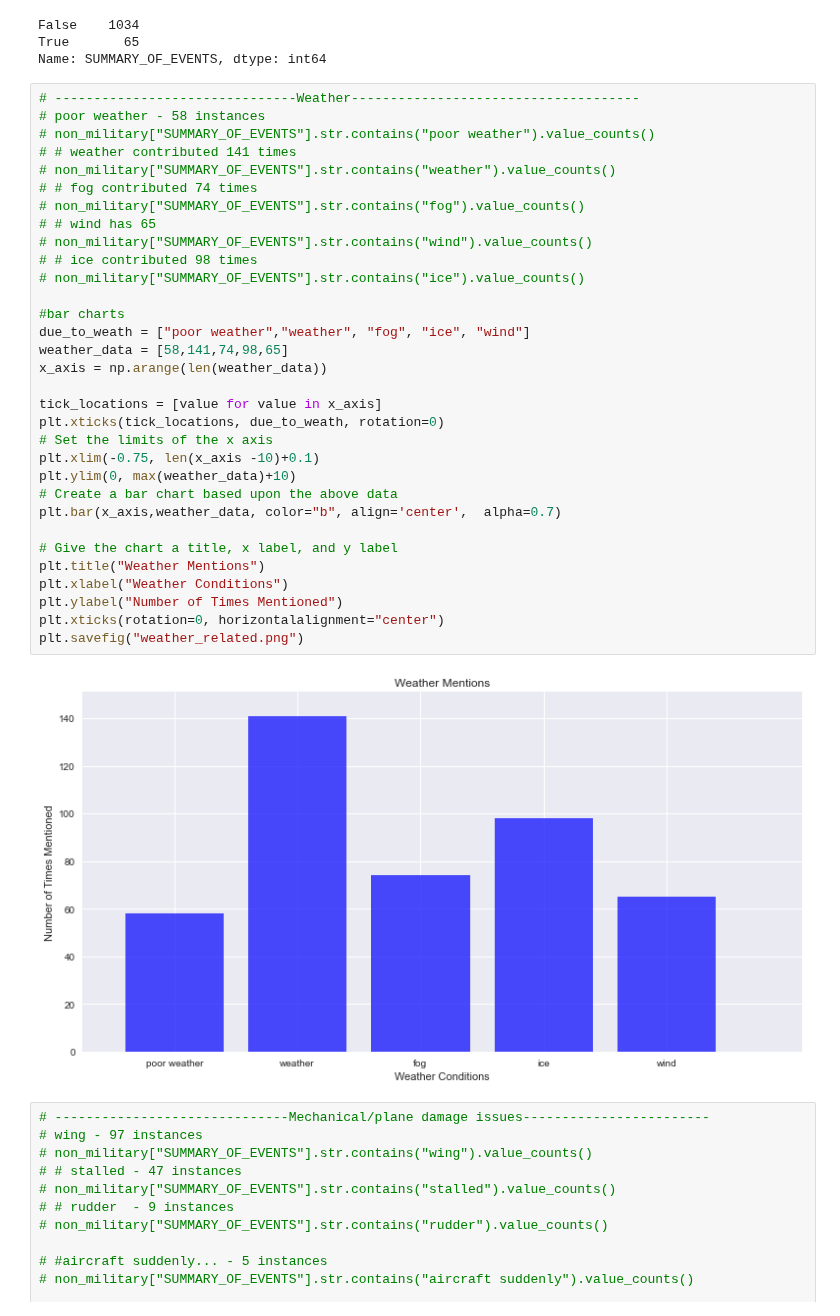
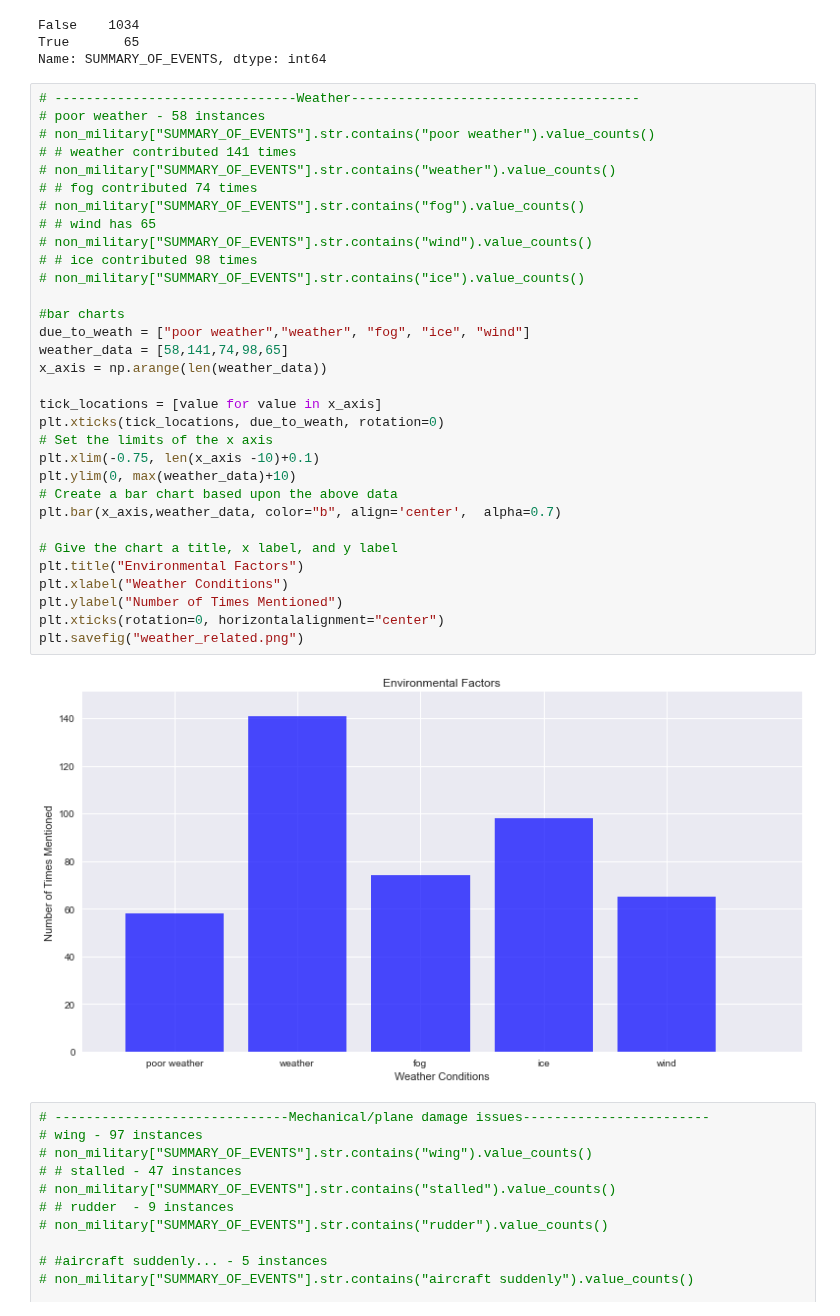
Before and after one commit to MZt92-ui/Project-1-Group-3, a Jupyter notebook: plane crash.ipynb, the cells around one changed output. Cells and saved outputs as stored; diff of their text form.

```diff
--- a/plane crash.ipynb
+++ b/plane crash.ipynb
@@ -489,35 +536,35 @@ Name: SUMMARY_OF_EVENTS, dtype: int64
 # poor weather - 58 instances
 # non_military["SUMMARY_OF_EVENTS"].str.contains("poor weather").value_counts()
 # # weather contributed 141 times
 # non_military["SUMMARY_OF_EVENTS"].str.contains("weather").value_counts()
 # # fog contributed 74 times
 # non_military["SUMMARY_OF_EVENTS"].str.contains("fog").value_counts()
 # # wind has 65
 # non_military["SUMMARY_OF_EVENTS"].str.contains("wind").value_counts()
 # # ice contributed 98 times
 # non_military["SUMMARY_OF_EVENTS"].str.contains("ice").value_counts()
 
 #bar charts
 due_to_weath = ["poor weather","weather", "fog", "ice", "wind"]
 weather_data = [58,141,74,98,65]
 x_axis = np.arange(len(weather_data))
 
 tick_locations = [value for value in x_axis]
 plt.xticks(tick_locations, due_to_weath, rotation=0)
 # Set the limits of the x axis
 plt.xlim(-0.75, len(x_axis -10)+0.1)
 plt.ylim(0, max(weather_data)+10)
 # Create a bar chart based upon the above data
 plt.bar(x_axis,weather_data, color="b", align='center',  alpha=0.7)
 
 # Give the chart a title, x label, and y label
-plt.title("Weather Mentions")
+plt.title("Environmental Factors")
 plt.xlabel("Weather Conditions")
 plt.ylabel("Number of Times Mentioned")
 plt.xticks(rotation=0, horizontalalignment="center")
 plt.savefig("weather_related.png")
 # %% [output]
-[figure, old version]
+[figure, new version]
 # %%
 # ------------------------------Mechanical/plane damage issues------------------------
 # wing - 97 instances
```
Also changed, not shown: parts of 13 cells of this notebook, 8 other files.
